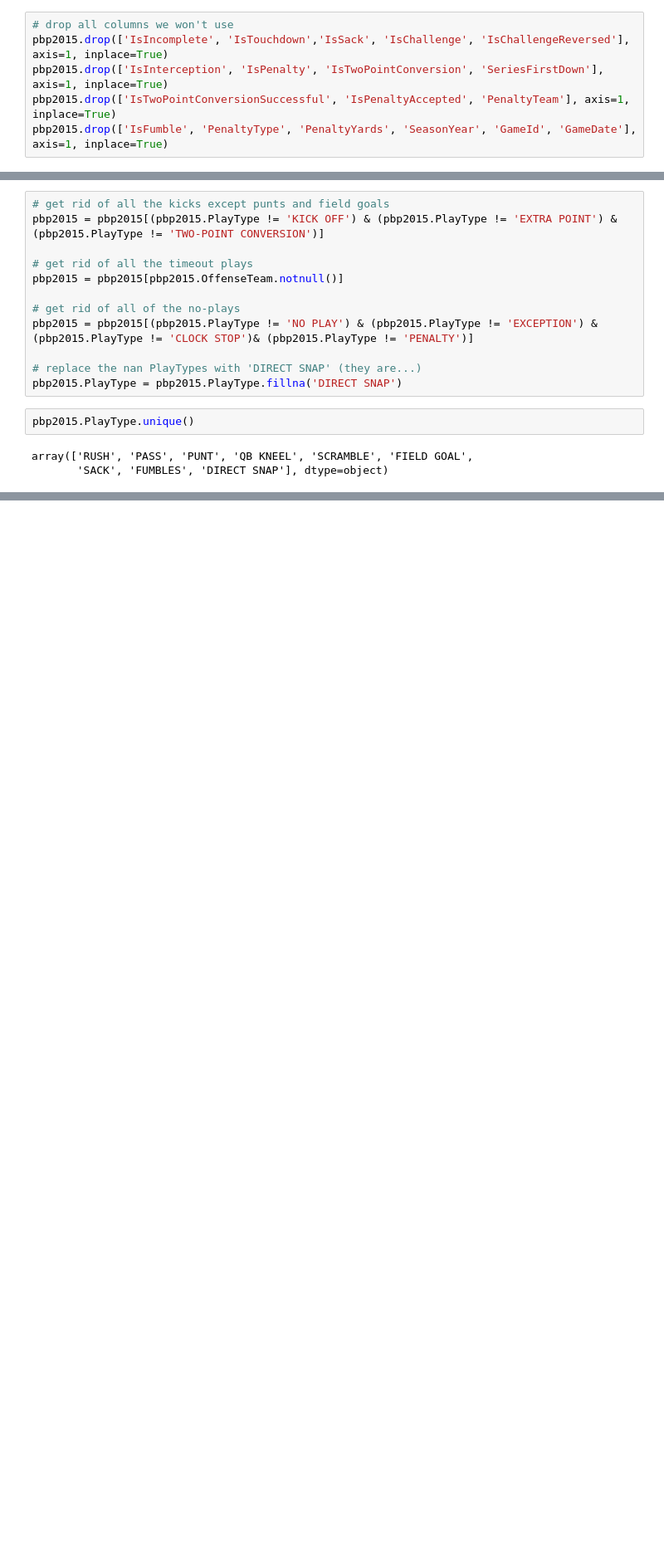
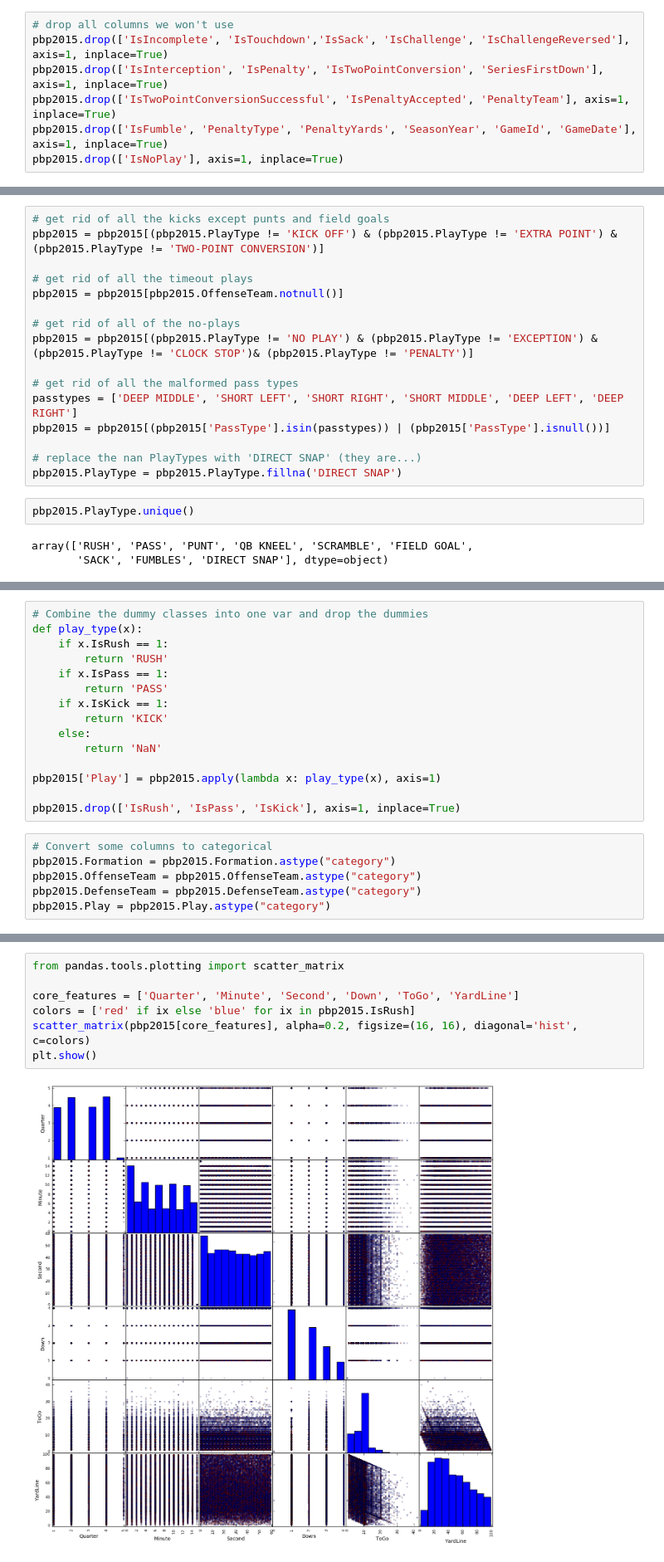
Before and after one commit to zreyn/nfl, a Jupyter notebook: nfl-eda.ipynb, the cells around one changed output, grey strips where cells are left out. Shown at 83% size. Cells and saved outputs as stored; diff of their text form; blank space fills up the shorter version.

```diff
--- a/nfl-eda.ipynb
+++ b/nfl-eda.ipynb
@@ -58,6 +70,7 @@ pbp2015.drop(['IsIncomplete', 'IsTouchdown','IsSack', 'IsChallenge', 'IsChalleng
 pbp2015.drop(['IsInterception', 'IsPenalty', 'IsTwoPointConversion', 'SeriesFirstDown'], axis=1, inplace=True)
 pbp2015.drop(['IsTwoPointConversionSuccessful', 'IsPenaltyAccepted', 'PenaltyTeam'], axis=1, inplace=True)
 pbp2015.drop(['IsFumble', 'PenaltyType', 'PenaltyYards', 'SeasonYear', 'GameId', 'GameDate'], axis=1, inplace=True)
+pbp2015.drop(['IsNoPlay'], axis=1, inplace=True)
 # %%
 pbp2015.PlayType.unique()
 # %% [output]
@@ -75,6 +99,10 @@ pbp2015 = pbp2015[pbp2015.OffenseTeam.notnull()]
 # get rid of all of the no-plays
 pbp2015 = pbp2015[(pbp2015.PlayType != 'NO PLAY') & (pbp2015.PlayType != 'EXCEPTION') & (pbp2015.PlayType != 'CLOCK STOP')& (pbp2015.PlayType != 'PENALTY')]
 
+# get rid of all the malformed pass types
+passtypes = ['DEEP MIDDLE', 'SHORT LEFT', 'SHORT RIGHT', 'SHORT MIDDLE', 'DEEP LEFT', 'DEEP RIGHT']
+pbp2015 = pbp2015[(pbp2015['PassType'].isin(passtypes)) | (pbp2015['PassType'].isnull())]
+
 # replace the nan PlayTypes with 'DIRECT SNAP' (they are...)
 pbp2015.PlayType = pbp2015.PlayType.fillna('DIRECT SNAP')
 # %%
@@ -127,3 +155,24 @@ play_to_kick = {
 }
 
 pbp2015['IsKick'] = pbp2015['PlayType'].map(play_to_kick)
+# %%
+# Combine the dummy classes into one var and drop the dummies
+def play_type(x):
+    if x.IsRush == 1:
+        return 'RUSH'
+    if x.IsPass == 1:
+        return 'PASS'
+    if x.IsKick == 1:
+        return 'KICK'
+    else:
+        return 'NaN'
+
+pbp2015['Play'] = pbp2015.apply(lambda x: play_type(x), axis=1)
+
+pbp2015.drop(['IsRush', 'IsPass', 'IsKick'], axis=1, inplace=True)
+# %%
+# Convert some columns to categorical
+pbp2015.Formation = pbp2015.Formation.astype("category")
+pbp2015.OffenseTeam = pbp2015.OffenseTeam.astype("category")
+pbp2015.DefenseTeam = pbp2015.DefenseTeam.astype("category")
+pbp2015.Play = pbp2015.Play.astype("category")
@@ -153,0 +227,9 @@ pbp2015.shape
+# %%
+from pandas.tools.plotting import scatter_matrix
+
+core_features = ['Quarter', 'Minute', 'Second', 'Down', 'ToGo', 'YardLine']
+colors = ['red' if ix else 'blue' for ix in pbp2015.IsRush]
+scatter_matrix(pbp2015[core_features], alpha=0.2, figsize=(16, 16), diagonal='hist', c=colors)
+plt.show()
+# %% [output]
+[figure, added]
```
Also changed, not shown: parts of 17 cells of this notebook.
